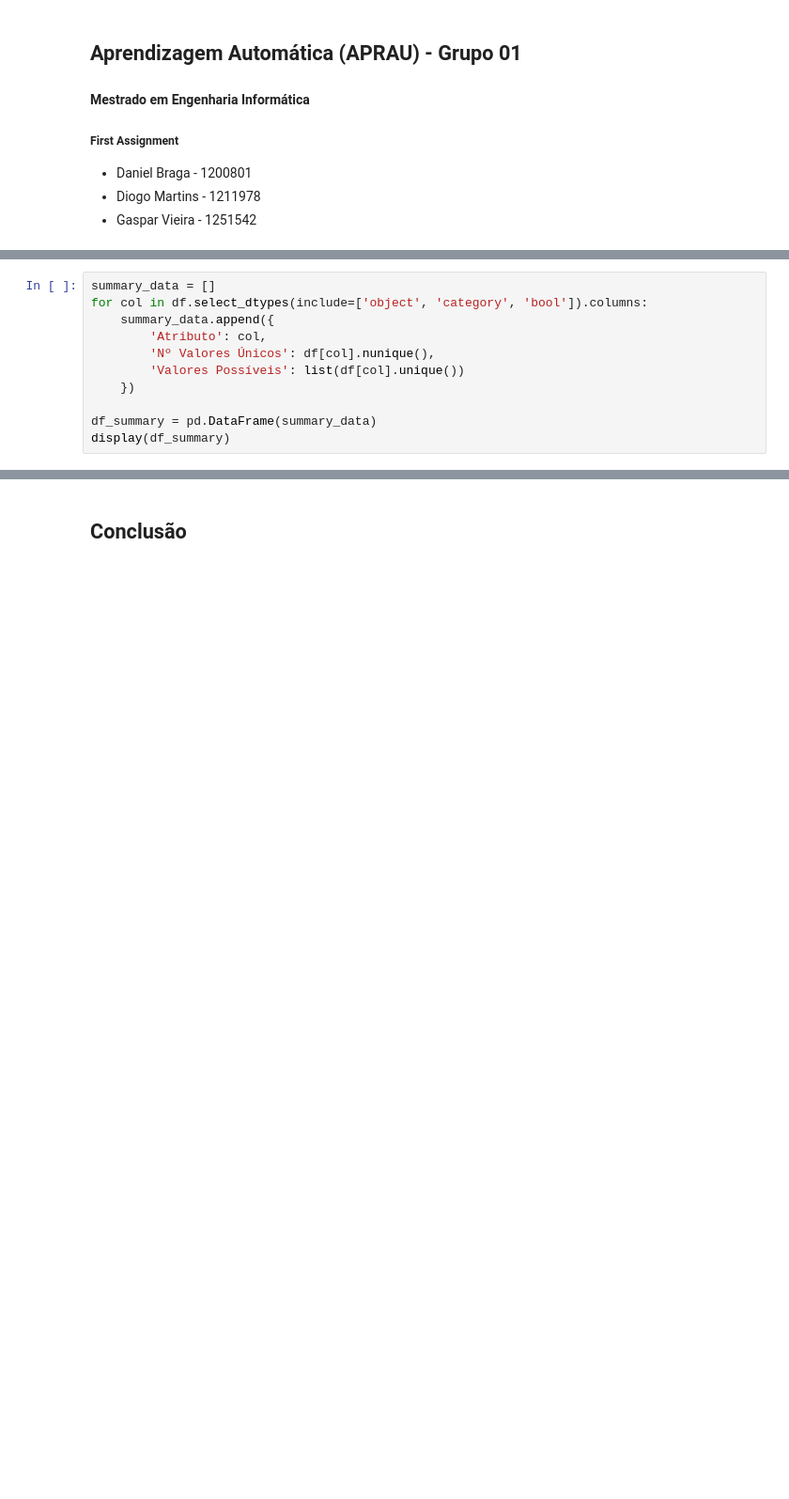
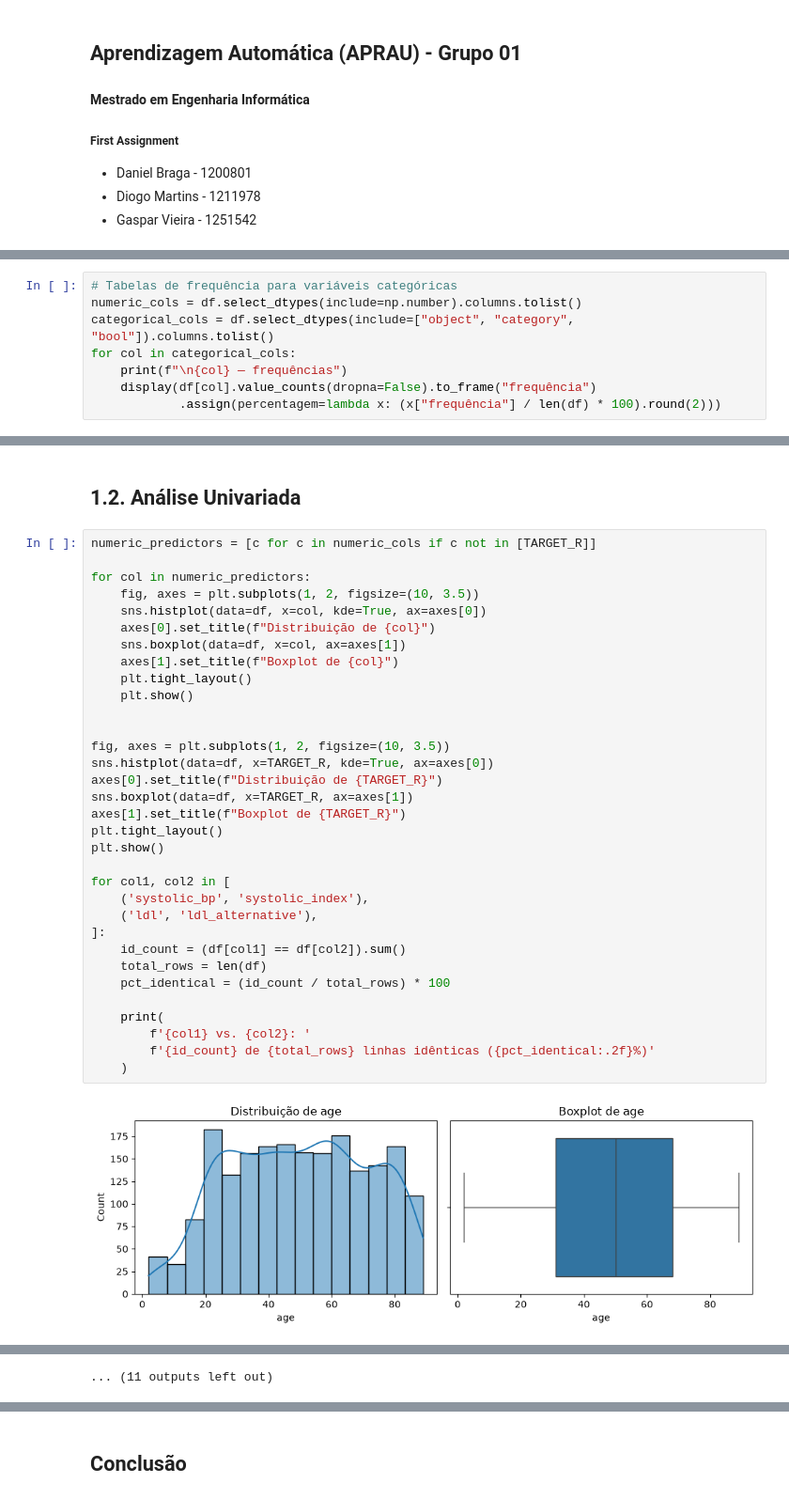
Before and after one commit to GasparAVieira/APRAU, a Jupyter notebook: notebook_grupo01.ipynb, the cells around one changed output, grey strips where cells are left out. Shown at 94% size. Saved outputs shown, nothing was run; the diff lists cells and outputs as text; blank space fills up the shorter version.

```diff
--- a/notebook_grupo01.ipynb
+++ b/notebook_grupo01.ipynb
@@ -216,11 +8,0 @@ Após da análise dos dados originais, damos um maior foco aos categóricos, tra
-# %%
-summary_data = []
-for col in df.select_dtypes(include=['object', 'category', 'bool']).columns:
-    summary_data.append({
-        'Atributo': col,
-        'Nº Valores Únicos': df[col].nunique(),
-        'Valores Possíveis': list(df[col].unique())
-    })
-
-df_summary = pd.DataFrame(summary_data)
-display(df_summary)
@@ -541,0 +55,8 @@ Atributos globalmente menos relevantes (Média Geral)
+# %%
+# Tabelas de frequência para variáveis categóricas
+numeric_cols = df.select_dtypes(include=np.number).columns.tolist()
+categorical_cols = df.select_dtypes(include=["object", "category", "bool"]).columns.tolist()
+for col in categorical_cols:
+    print(f"\n{col} — frequências")
+    display(df[col].value_counts(dropna=False).to_frame("frequência")
+            .assign(percentagem=lambda x: (x["frequência"] / len(df) * 100).round(2)))
@@ -541,0 +101,37 @@ Atributos globalmente menos relevantes (Média Geral)
+# %% [markdown]
+## 1.2. Análise Univariada
+# %%
+numeric_predictors = [c for c in numeric_cols if c not in [TARGET_R]]
+
+for col in numeric_predictors:
+    fig, axes = plt.subplots(1, 2, figsize=(10, 3.5))
+    sns.histplot(data=df, x=col, kde=True, ax=axes[0])
+    axes[0].set_title(f"Distribuição de {col}")
+    sns.boxplot(data=df, x=col, ax=axes[1])
+    axes[1].set_title(f"Boxplot de {col}")
+    plt.tight_layout()
+    plt.show()
+
+
+fig, axes = plt.subplots(1, 2, figsize=(10, 3.5))
+sns.histplot(data=df, x=TARGET_R, kde=True, ax=axes[0])
+axes[0].set_title(f"Distribuição de {TARGET_R}")
+sns.boxplot(data=df, x=TARGET_R, ax=axes[1])
+axes[1].set_title(f"Boxplot de {TARGET_R}")
+plt.tight_layout()
+plt.show()
+
+for col1, col2 in [
+    ('systolic_bp', 'systolic_index'),
+    ('ldl', 'ldl_alternative'),
+]:
+    id_count = (df[col1] == df[col2]).sum()
+    total_rows = len(df)
+    pct_identical = (id_count / total_rows) * 100
+
+    print(
+        f'{col1} vs. {col2}: '
+        f'{id_count} de {total_rows} linhas idênticas ({pct_identical:.2f}%)'
+    )
+# %% [output]
+[figure, added]
@@ -541,0 +149 @@ Atributos globalmente menos relevantes (Média Geral)
+... (11 outputs left out)
```
Also changed, not shown: parts of 46 cells of this notebook.
